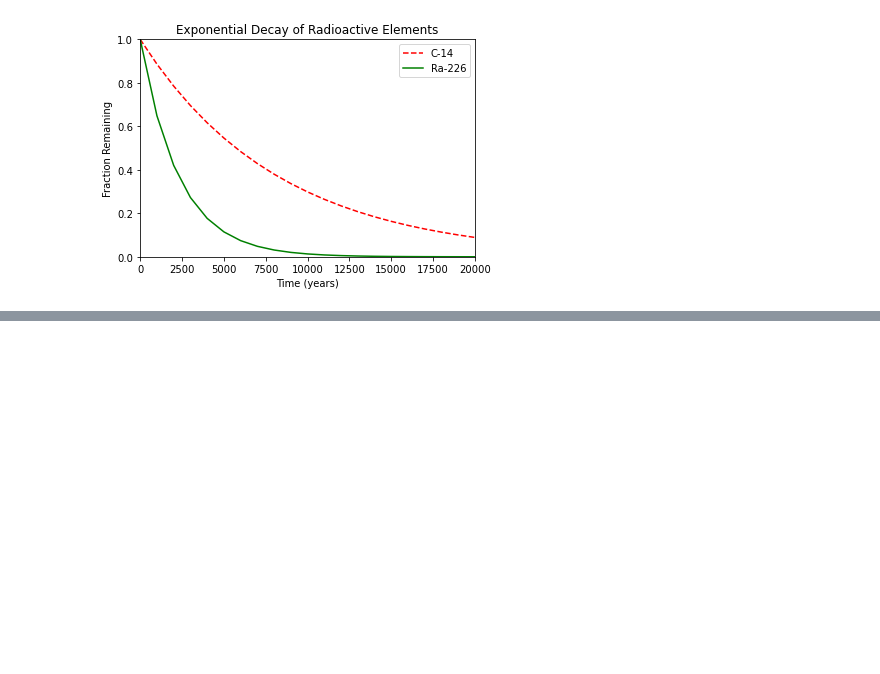
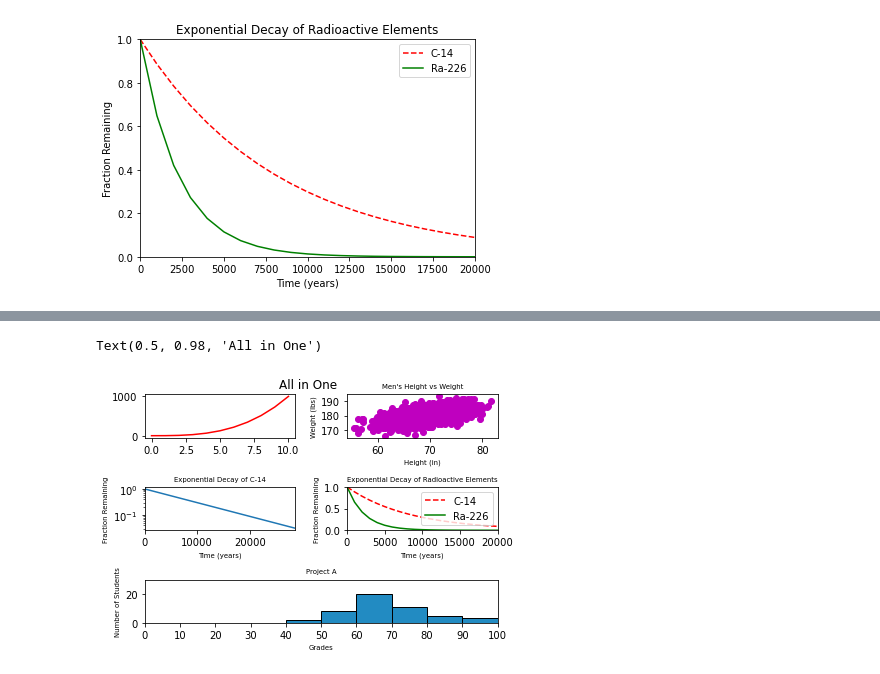
Before and after one commit to ralexrivero/_hbtnml, a Jupyter notebook: math/0x01-plotting/0x01-plotting.ipynb, the cells around one changed output, grey strips where cells are left out. Saved outputs shown, nothing was run; the diff lists cells and outputs as text; code cells hidden in the pictures; blank space fills up the shorter version.

```diff
--- a/math/0x01-plotting/0x01-plotting.ipynb
+++ b/math/0x01-plotting/0x01-plotting.ipynb
@@ -112,0 +173,58 @@ plt.legend(['C-14', 'Ra-226'])
+# %%
+""" configure the subplots, rows and columns """
+plt0 = plt.subplot2grid((3, 2), (0, 0), rowspan=1)
+plt1 = plt.subplot2grid((3, 2), (0, 1), rowspan=1)
+plt2 = plt.subplot2grid((3, 2), (1, 0), rowspan=1)
+plt3 = plt.subplot2grid((3, 2), (1, 1), rowspan=1)
+plt4 = plt.subplot2grid((3, 2), (2, 0), colspan=2)
+
+""" global settings """
+plt.rcParams.update({'axes.titlesize': 'x-small'})
+plt.rcParams.update({'axes.labelsize': 'x-small'})
+
+""" 0 """
+plt.title('All in One')
+plt0.plot(np.arange(0, 11), y0, 'r-')
+
+""" 1 """
+plt1.scatter(x1, y1, color='m')
+plt1.set_title('Scatter Plot')
+plt1.set_xlabel('Height (in)')
+plt1.set_ylabel('Weight (lbs)')
+plt1.set_title("Men's Height vs Weight")
+
+""" 2 """
+plt2.plot(x2, y2)
+plt2.set_xlabel('Time (years)')
+plt2.set_ylabel('Fraction Remaining')
+plt2.set_title('Exponential Decay of C-14')
+plt2.set_yscale('log')
+plt2.set_xlim(0, 28650)
+
+""" 3 """
+plt3.plot(x3, y31, 'r--')
+plt3.plot(x3, y32, 'g-')
+plt3.set_xlabel('Time (years)')
+plt3.set_ylabel('Fraction Remaining')
+plt3.set_title('Exponential Decay of Radioactive Elements')
+plt3.set_xlim(0, 20000)
+plt3.set_ylim(0, 1)
+plt3.legend(['C-14', 'Ra-226'])
+
+""" 4 """
+plt4.set_xlabel('Grades')
+plt4.set_ylabel('Number of Students')
+plt4.set_title('Project A')
+plt4.set_xlim(0, 100)
+plt4.set_ylim(0, 30)
+plt4.locator_params('x', nbins=10)
+plt4.hist(student_grades, bins=10, color='#228BC2',
+          edgecolor='k', range=(0, 100))
+
+""" pack and display plots """
+
+plt.tight_layout()
+plt.suptitle('All in One')
+# %% [output]
+Text(0.5, 0.98, 'All in One')
+[figure, added]
```
Also changed, not shown: parts of 6 cells of this notebook, 3 other files.
